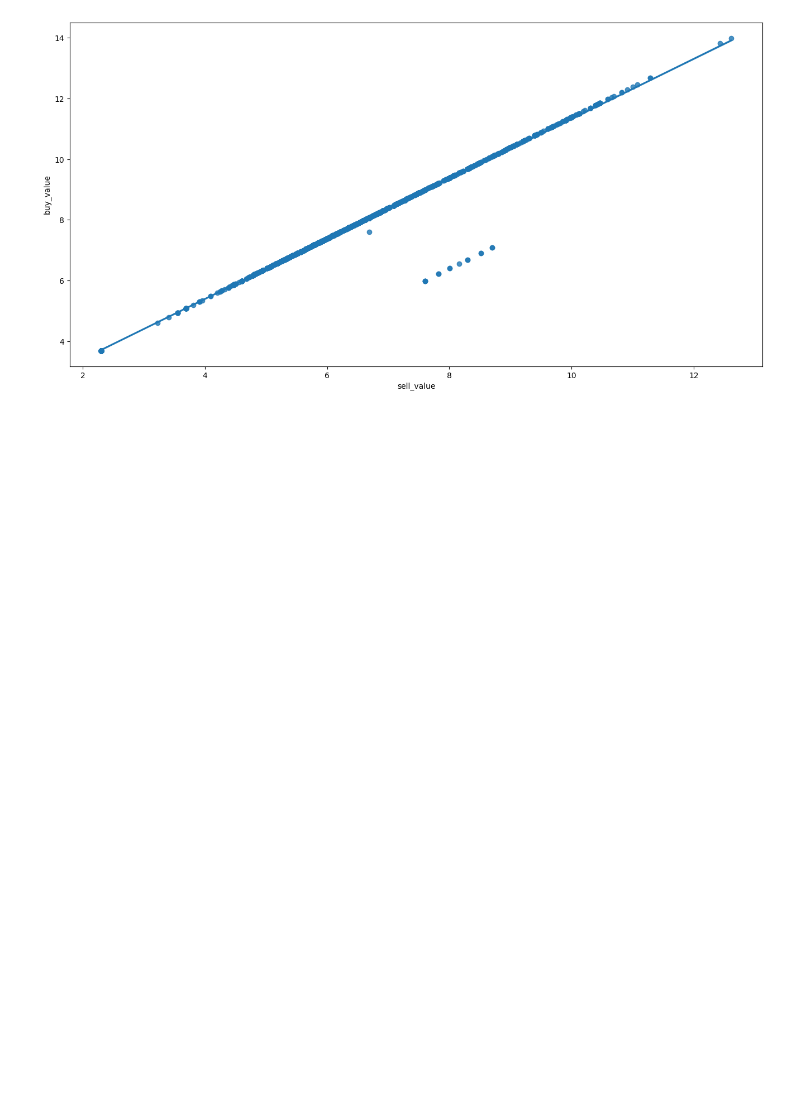
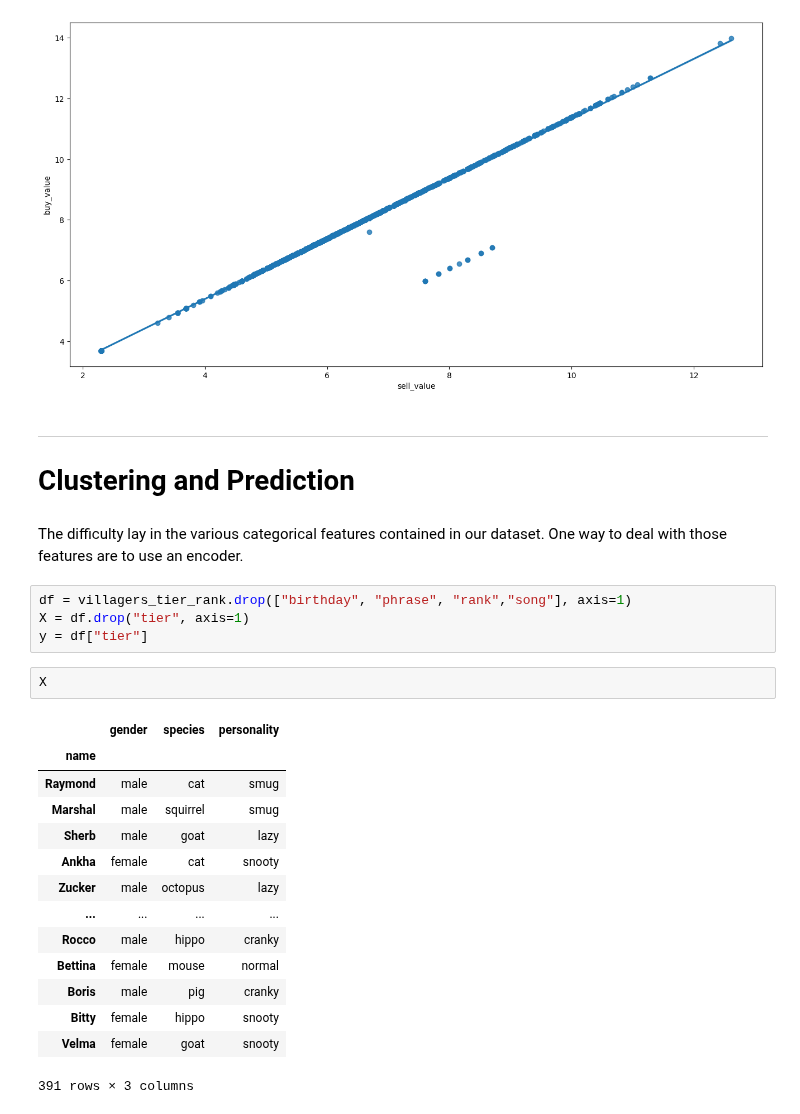
Before and after one commit to ismailkad/acnh_project, a Jupyter notebook: ANCH_eda.ipynb, the cells around one changed output. Drawn from its saved outputs; the diff is of its cells as text; blank space fills up the shorter version.

```diff
--- a/ANCH_eda.ipynb
+++ b/ANCH_eda.ipynb
@@ -438,3 +431,29 @@ sns.regplot(x=np.log(items["sell_value"]), y=np.log(items["buy_value"]))
 # %% [output]
 <AxesSubplot:xlabel='sell_value', ylabel='buy_value'>
 [figure]
+# %% [markdown]
+***
+# Clustering and Prediction
+# %% [markdown]
+The difficulty lay in the various categorical features contained in our dataset. One way to deal with those features are to use an encoder.
+# %%
+df = villagers_tier_rank.drop(["birthday", "phrase", "rank","song"], axis=1)
+X = df.drop("tier", axis=1)
+y = df["tier"]
+# %%
+X
+# %% [output]
+|  | gender | species | personality |
+| name |  |  |  |
+| Raymond | male | cat | smug |
+| Marshal | male | squirrel | smug |
+| Sherb | male | goat | lazy |
+| Ankha | female | cat | snooty |
+| Zucker | male | octopus | lazy |
+| ... | ... | ... | ... |
+| Rocco | male | hippo | cranky |
+| Bettina | female | mouse | normal |
+| Boris | male | pig | cranky |
+| Bitty | female | hippo | snooty |
+| Velma | female | goat | snooty |
+391 rows × 3 columns
```
Also changed, not shown: parts of 14 cells of this notebook.
